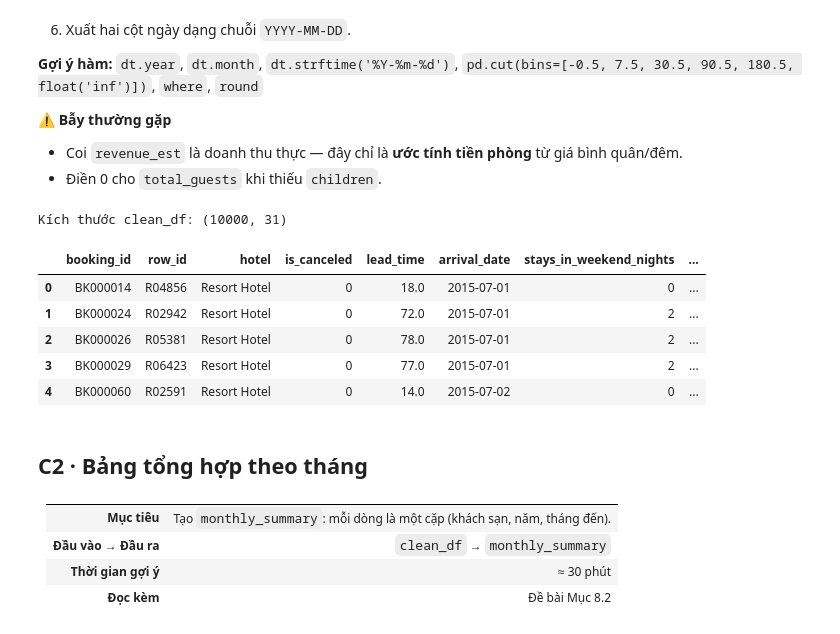
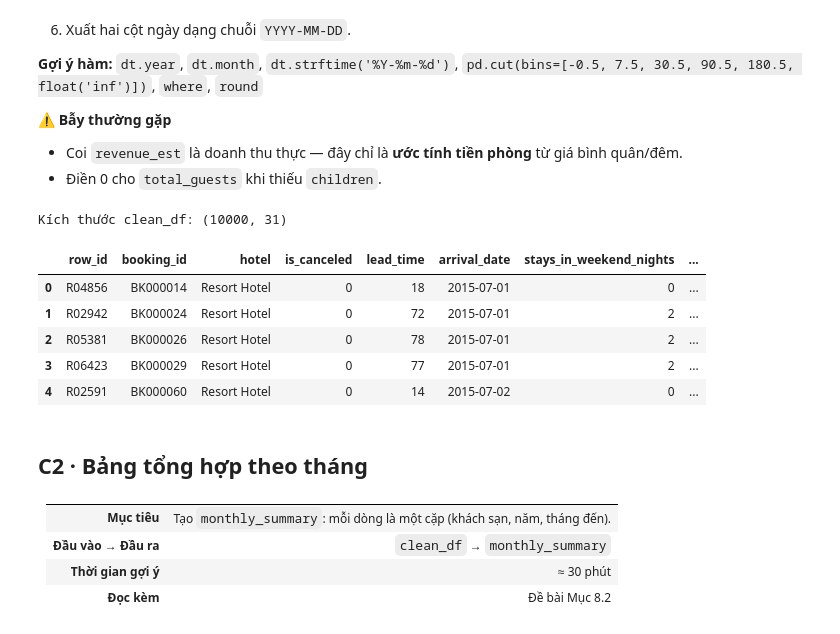
Before and after one commit to hanhathuy/hotel-booking-analysis, a Jupyter notebook: hotel_student_starter.ipynb, the cells around one changed output. Saved outputs shown, nothing was run; the diff lists cells and outputs as text; code cells hidden in the pictures.

```diff
--- a/hotel_student_starter.ipynb
+++ b/hotel_student_starter.ipynb
@@ -1170,7 +1170,7 @@ for col in ['is_canceled', 'is_repeated_guest']:
 
 # Chuẩn hóa reserved_room_type, assigned_room_type
 
-VALID_ROOM_TYPES = ['A', 'B', 'C', 'D', 'E', 'F', 'G', 'H', 'L', 'P']
+VALID_ROOM_TYPES = ROOM_TYPES   # [FIX TV-B] đủ 12 mã theo Mục 5.2 (bản cũ thiếu I, K → 42 đặt phòng bị biến thành thiếu oan)
 
 for col in ['reserved_room_type', 'assigned_room_type']:
     if col in df.columns:
@@ -1382,7 +1382,7 @@ INT_RULES = {
 # 1. Xử lý các cột số nguyên (ép kiểu Int64)
 for col, (lo, hi) in INT_RULES.items():
     # Loại bỏ hậu tố chữ (như 'nights') và khoảng trắng thừa
-    s_cleaned = df[col].astype(str).str.replace(r'\s*night?$', '', regex=True).str.strip()
+    s_cleaned = df[col].astype(str).str.replace(r'\s*nights?$', '', regex=True).str.strip()
 
     # Bọc qua pd.Series để đảm bảo numeric_s luôn là dạng Series chuẩn
     numeric_s = pd.Series(pd.to_numeric(s_cleaned, errors="coerce"))
@@ -1646,49 +1646,58 @@ True
 - Coi `revenue_est` là doanh thu thực — đây chỉ là **ước tính tiền phòng** từ giá bình quân/đêm.
 - Điền 0 cho `total_guests` khi thiếu `children`.
 # %%
-clean_df = clean_df = merged_df.copy()
+clean_df = merged_df.copy()
+
+# [FIX TV-B] groupby().apply() ở B8 làm các cột mất kiểu Int64 (thành object/int64/float64).
+# Khôi phục kiểu theo từ điển dữ liệu: số nguyên -> Int64, adr -> float.
+INT_COLS_CLEAN = ['is_canceled', 'lead_time', 'stays_in_weekend_nights', 'stays_in_week_nights',
+                  'adults', 'children', 'babies', 'is_repeated_guest', 'total_of_special_requests']
+for _c in INT_COLS_CLEAN:
+    clean_df[_c] = pd.to_numeric(clean_df[_c], errors='coerce').astype('Int64')
+clean_df['adr'] = pd.to_numeric(clean_df['adr'], errors='coerce').astype('float64')
+
 # 1. Extract arrival_year, arrival_month from arrival_date
-clean_df['arrival_year'] = clean_df['arrival_date'].dt.year
-clean_df['arrival_month'] = clean_df['arrival_date'].dt.month
+clean_df['arrival_date'] = pd.to_datetime(clean_df['arrival_date'], errors='coerce')
+clean_df['reservation_status_date'] = pd.to_datetime(clean_df['reservation_status_date'], errors='coerce')
+clean_df['arrival_year'] = clean_df['arrival_date'].dt.year.astype('Int64')
+clean_df['arrival_month'] = clean_df['arrival_date'].dt.month.astype('Int64')
 
-# 2. total_nights and total_guests
+# 2. total_nights and total_guests (thiếu một thành phần -> thiếu)
 clean_df['total_nights'] = clean_df['stays_in_weekend_nights'] + clean_df['stays_in_week_nights']
 clean_df['total_guests'] = clean_df['adults'] + clean_df['children'] + clean_df['babies']
 
 # 3. lead_time_group
 bins = [-0.5, 7.5, 30.5, 90.5, 180.5, float('inf')]
 labels = ['0-7', '8-30', '31-90', '91-180', '181+']
-clean_df['lead_time'] = pd.to_numeric(clean_df['lead_time'], errors='coerce')
-clean_df['lead_time_group'] = pd.cut(clean_df['lead_time'], bins=bins, labels=labels)
-
+clean_df['lead_time_group'] = pd.cut(clean_df['lead_time'].astype('float64'), bins=bins, labels=labels)
 
 # 4. room_changed_flag = True khi cả 2 loại phòng có dữ liệu và khác nhau
 # reserved room : phòng đăng kí trước; assigned room: phòng nhận => room_changed_flag: phòng có bị đổi ko
 clean_df['room_changed_flag'] = (
     clean_df['reserved_room_type'].notna() &
     clean_df['assigned_room_type'].notna() &
     (clean_df['reserved_room_type'] != clean_df['assigned_room_type'])
 )
 
-# 5. revenue_est: dự đoán doanh thu
-revenue = clean_df['adr'] * clean_df['total_nights']
-clean_df['revenue_est'] = revenue.where(clean_df['is_canceled'] == 0, pd.NA)
+# 5. revenue_est: ước tính tiền phòng = adr x total_nights, chỉ khi is_canceled == 0; làm tròn 2 chữ số
+revenue = clean_df['adr'] * clean_df['total_nights'].astype('float64')
+clean_df['revenue_est'] = revenue.where(clean_df['is_canceled'] == 0).round(2).astype('float64')
 
 # 6. Định dạng xuất hai cột ngày về dạng chuỗi YYYY-MM-DD
 clean_df['arrival_date'] = clean_df['arrival_date'].dt.strftime('%Y-%m-%d')
 clean_df['reservation_status_date'] = clean_df['reservation_status_date'].dt.strftime('%Y-%m-%d')
 
 # SHOW
 print(f"Kích thước clean_df: {clean_df.shape}")
 clean_df.head(5)
 # %% [output]
 Kích thước clean_df: (10000, 31)
-|  | booking_id | row_id | hotel | is_canceled | lead_time | arrival_date | stays_in_weekend_nights | ... |
-| 0 | BK000014 | R04856 | Resort Hotel | 0 | 18.0 | 2015-07-01 | 0 | ... |
-| 1 | BK000024 | R02942 | Resort Hotel | 0 | 72.0 | 2015-07-01 | 2 | ... |
-| 2 | BK000026 | R05381 | Resort Hotel | 0 | 78.0 | 2015-07-01 | 2 | ... |
-| 3 | BK000029 | R06423 | Resort Hotel | 0 | 77.0 | 2015-07-01 | 2 | ... |
-| 4 | BK000060 | R02591 | Resort Hotel | 0 | 14.0 | 2015-07-02 | 0 | ... |
+|  | row_id | booking_id | hotel | is_canceled | lead_time | arrival_date | stays_in_weekend_nights | ... |
+| 0 | R04856 | BK000014 | Resort Hotel | 0 | 18 | 2015-07-01 | 0 | ... |
+| 1 | R02942 | BK000024 | Resort Hotel | 0 | 72 | 2015-07-01 | 2 | ... |
+| 2 | R05381 | BK000026 | Resort Hotel | 0 | 78 | 2015-07-01 | 2 | ... |
+| 3 | R06423 | BK000029 | Resort Hotel | 0 | 77 | 2015-07-01 | 2 | ... |
+| 4 | R02591 | BK000060 | Resort Hotel | 0 | 14 | 2015-07-02 | 0 | ... |
 # %% [markdown]
 ## C2 · Bảng tổng hợp theo tháng
 
```
Also changed, not shown: parts of 46 cells of this notebook, 10 other files.
